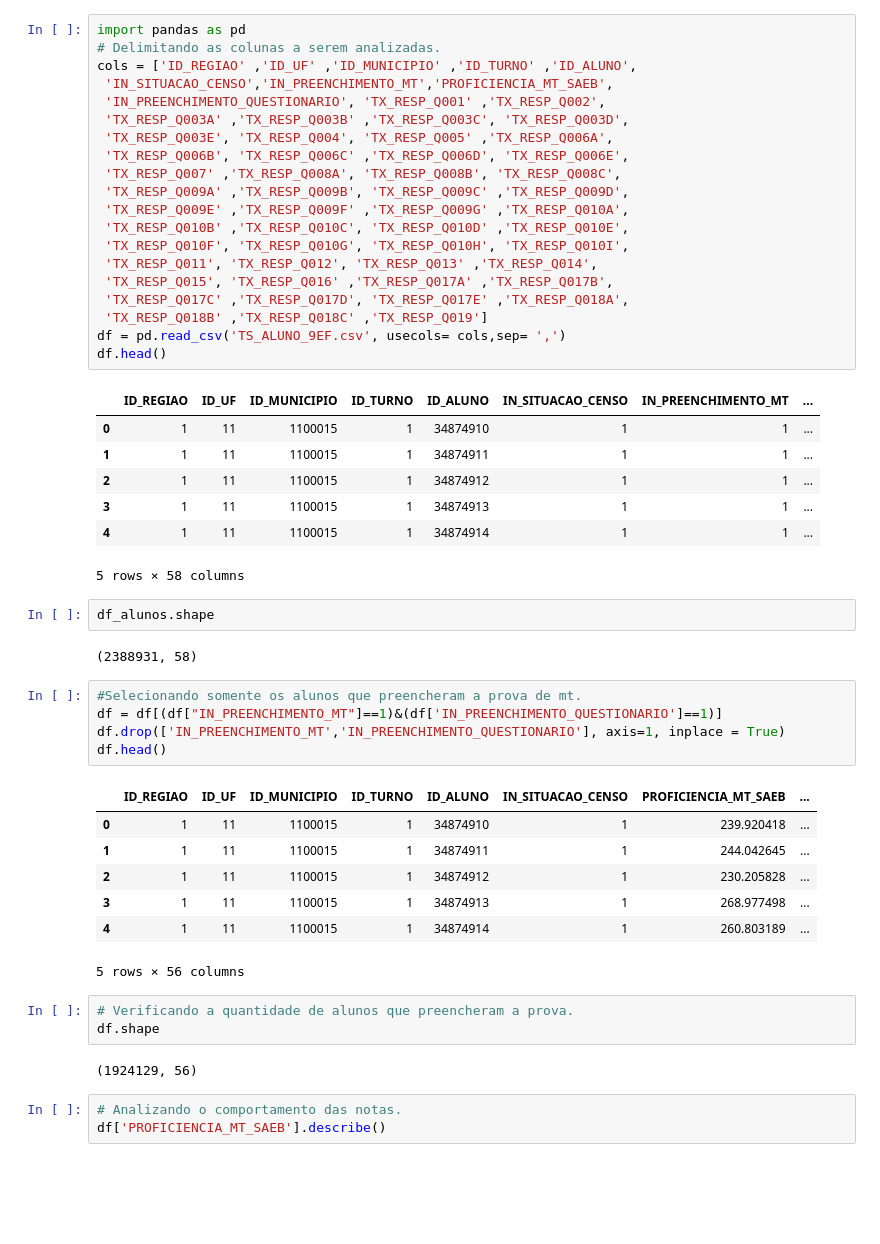
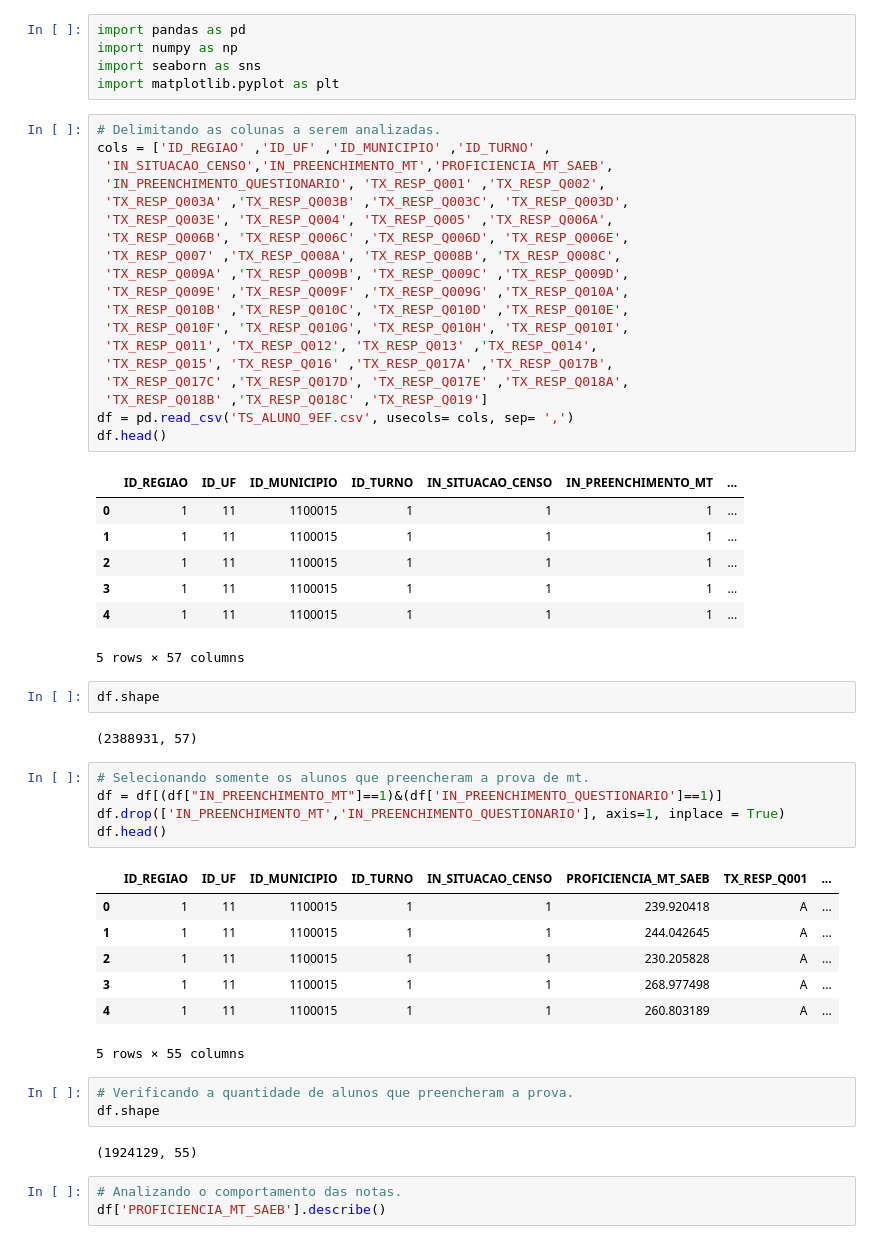
Before and after one commit to freitaasw/Analises_Saeb, a Jupyter notebook: Análises Saeb 2019/correlações/Questionário.ipynb, the cells around one changed output. Cells and saved outputs as stored; diff of their text form; blank space fills up the shorter version.

```diff
--- a/Análises Saeb 2019/correlações/Questionário.ipynb
+++ b/Análises Saeb 2019/correlações/Questionário.ipynb
@@ -1,53 +1,57 @@
+# %%
+import pandas as pd
+import numpy as np
+import seaborn as sns
+import matplotlib.pyplot as plt
 # %%
-import pandas as pd
 # Delimitando as colunas a serem analizadas.
-cols = ['ID_REGIAO' ,'ID_UF' ,'ID_MUNICIPIO' ,'ID_TURNO' ,'ID_ALUNO',
+cols = ['ID_REGIAO' ,'ID_UF' ,'ID_MUNICIPIO' ,'ID_TURNO' ,
  'IN_SITUACAO_CENSO','IN_PREENCHIMENTO_MT','PROFICIENCIA_MT_SAEB',
  'IN_PREENCHIMENTO_QUESTIONARIO', 'TX_RESP_Q001' ,'TX_RESP_Q002',
  'TX_RESP_Q003A' ,'TX_RESP_Q003B' ,'TX_RESP_Q003C', 'TX_RESP_Q003D',
  'TX_RESP_Q003E', 'TX_RESP_Q004', 'TX_RESP_Q005' ,'TX_RESP_Q006A',
  'TX_RESP_Q006B', 'TX_RESP_Q006C' ,'TX_RESP_Q006D', 'TX_RESP_Q006E',
  'TX_RESP_Q007' ,'TX_RESP_Q008A', 'TX_RESP_Q008B', 'TX_RESP_Q008C',
  'TX_RESP_Q009A' ,'TX_RESP_Q009B', 'TX_RESP_Q009C' ,'TX_RESP_Q009D',
  'TX_RESP_Q009E' ,'TX_RESP_Q009F' ,'TX_RESP_Q009G' ,'TX_RESP_Q010A',
  'TX_RESP_Q010B' ,'TX_RESP_Q010C', 'TX_RESP_Q010D' ,'TX_RESP_Q010E',
  'TX_RESP_Q010F', 'TX_RESP_Q010G', 'TX_RESP_Q010H', 'TX_RESP_Q010I',
  'TX_RESP_Q011', 'TX_RESP_Q012', 'TX_RESP_Q013' ,'TX_RESP_Q014',
  'TX_RESP_Q015', 'TX_RESP_Q016' ,'TX_RESP_Q017A' ,'TX_RESP_Q017B',
  'TX_RESP_Q017C' ,'TX_RESP_Q017D', 'TX_RESP_Q017E' ,'TX_RESP_Q018A',
  'TX_RESP_Q018B' ,'TX_RESP_Q018C' ,'TX_RESP_Q019']
-df = pd.read_csv('TS_ALUNO_9EF.csv', usecols= cols,sep= ',')
+df = pd.read_csv('TS_ALUNO_9EF.csv', usecols= cols, sep= ',')
 df.head()
 # %% [output]
-|  | ID_REGIAO | ID_UF | ID_MUNICIPIO | ID_TURNO | ID_ALUNO | IN_SITUACAO_CENSO | IN_PREENCHIMENTO_MT | ... |
-| 0 | 1 | 11 | 1100015 | 1 | 34874910 | 1 | 1 | ... |
-| 1 | 1 | 11 | 1100015 | 1 | 34874911 | 1 | 1 | ... |
-| 2 | 1 | 11 | 1100015 | 1 | 34874912 | 1 | 1 | ... |
-| 3 | 1 | 11 | 1100015 | 1 | 34874913 | 1 | 1 | ... |
-| 4 | 1 | 11 | 1100015 | 1 | 34874914 | 1 | 1 | ... |
+|  | ID_REGIAO | ID_UF | ID_MUNICIPIO | ID_TURNO | IN_SITUACAO_CENSO | IN_PREENCHIMENTO_MT | ... |
+| 0 | 1 | 11 | 1100015 | 1 | 1 | 1 | ... |
+| 1 | 1 | 11 | 1100015 | 1 | 1 | 1 | ... |
+| 2 | 1 | 11 | 1100015 | 1 | 1 | 1 | ... |
+| 3 | 1 | 11 | 1100015 | 1 | 1 | 1 | ... |
+| 4 | 1 | 11 | 1100015 | 1 | 1 | 1 | ... |
-5 rows × 58 columns
+5 rows × 57 columns
 # %%
-df_alunos.shape
+df.shape
 # %% [output]
-(2388931, 58)
+(2388931, 57)
 # %%
-#Selecionando somente os alunos que preencheram a prova de mt.
+# Selecionando somente os alunos que preencheram a prova de mt.
 df = df[(df["IN_PREENCHIMENTO_MT"]==1)&(df['IN_PREENCHIMENTO_QUESTIONARIO']==1)]
 df.drop(['IN_PREENCHIMENTO_MT','IN_PREENCHIMENTO_QUESTIONARIO'], axis=1, inplace = True)
 df.head()
 # %% [output]
-|  | ID_REGIAO | ID_UF | ID_MUNICIPIO | ID_TURNO | ID_ALUNO | IN_SITUACAO_CENSO | PROFICIENCIA_MT_SAEB | ... |
-| 0 | 1 | 11 | 1100015 | 1 | 34874910 | 1 | 239.920418 | ... |
-| 1 | 1 | 11 | 1100015 | 1 | 34874911 | 1 | 244.042645 | ... |
-| 2 | 1 | 11 | 1100015 | 1 | 34874912 | 1 | 230.205828 | ... |
-| 3 | 1 | 11 | 1100015 | 1 | 34874913 | 1 | 268.977498 | ... |
-| 4 | 1 | 11 | 1100015 | 1 | 34874914 | 1 | 260.803189 | ... |
+|  | ID_REGIAO | ID_UF | ID_MUNICIPIO | ID_TURNO | IN_SITUACAO_CENSO | PROFICIENCIA_MT_SAEB | TX_RESP_Q001 | ... |
+| 0 | 1 | 11 | 1100015 | 1 | 1 | 239.920418 | A | ... |
+| 1 | 1 | 11 | 1100015 | 1 | 1 | 244.042645 | A | ... |
+| 2 | 1 | 11 | 1100015 | 1 | 1 | 230.205828 | A | ... |
+| 3 | 1 | 11 | 1100015 | 1 | 1 | 268.977498 | A | ... |
+| 4 | 1 | 11 | 1100015 | 1 | 1 | 260.803189 | A | ... |
-5 rows × 56 columns
+5 rows × 55 columns
 # %%
 # Verificando a quantidade de alunos que preencheram a prova.
 df.shape
 # %% [output]
-(1924129, 56)
+(1924129, 55)
 # %%
 # Analizando o comportamento das notas.
 df['PROFICIENCIA_MT_SAEB'].describe()
```
Also changed, not shown: parts of 40 cells of this notebook, 5 other files.
